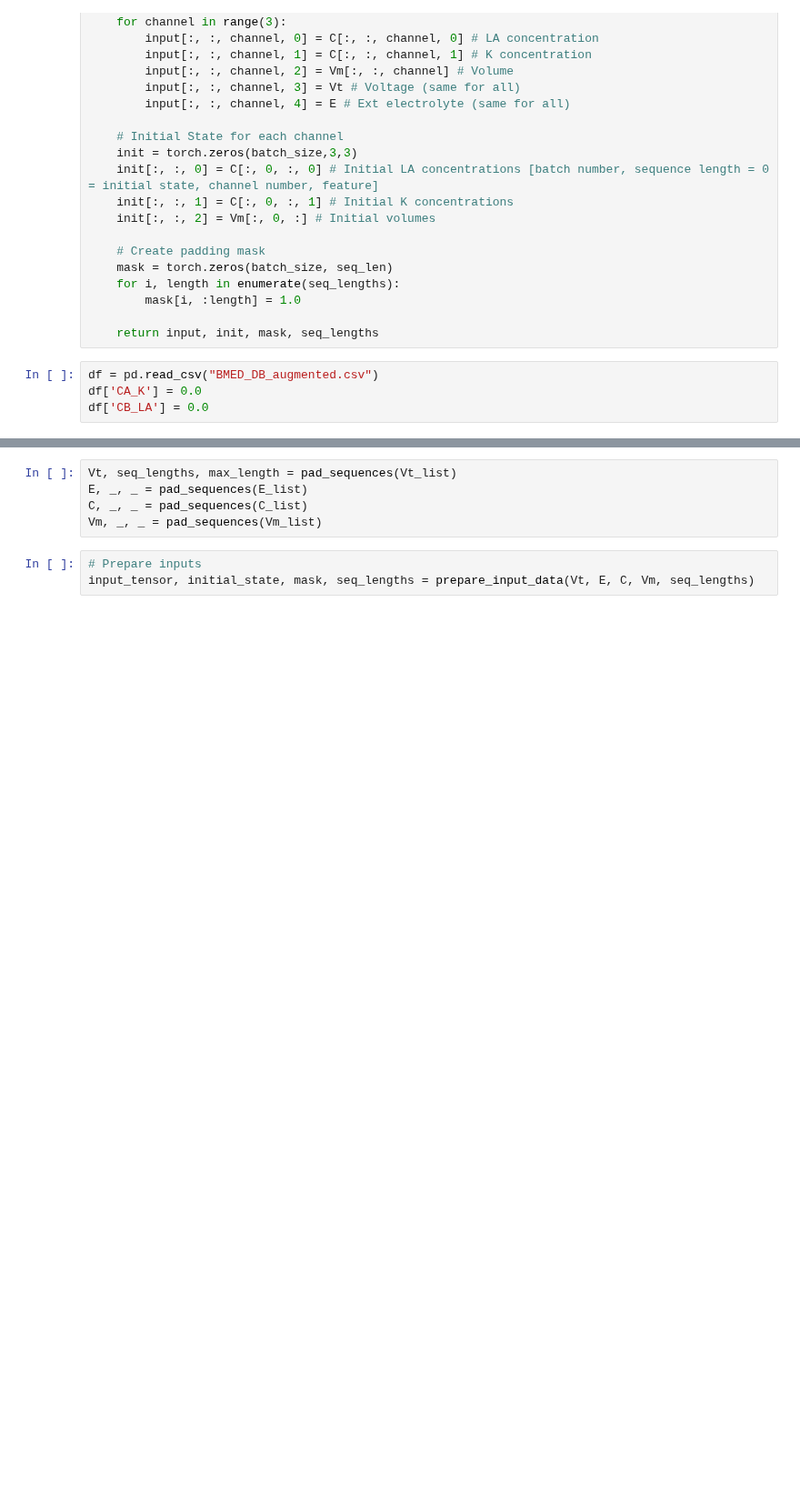
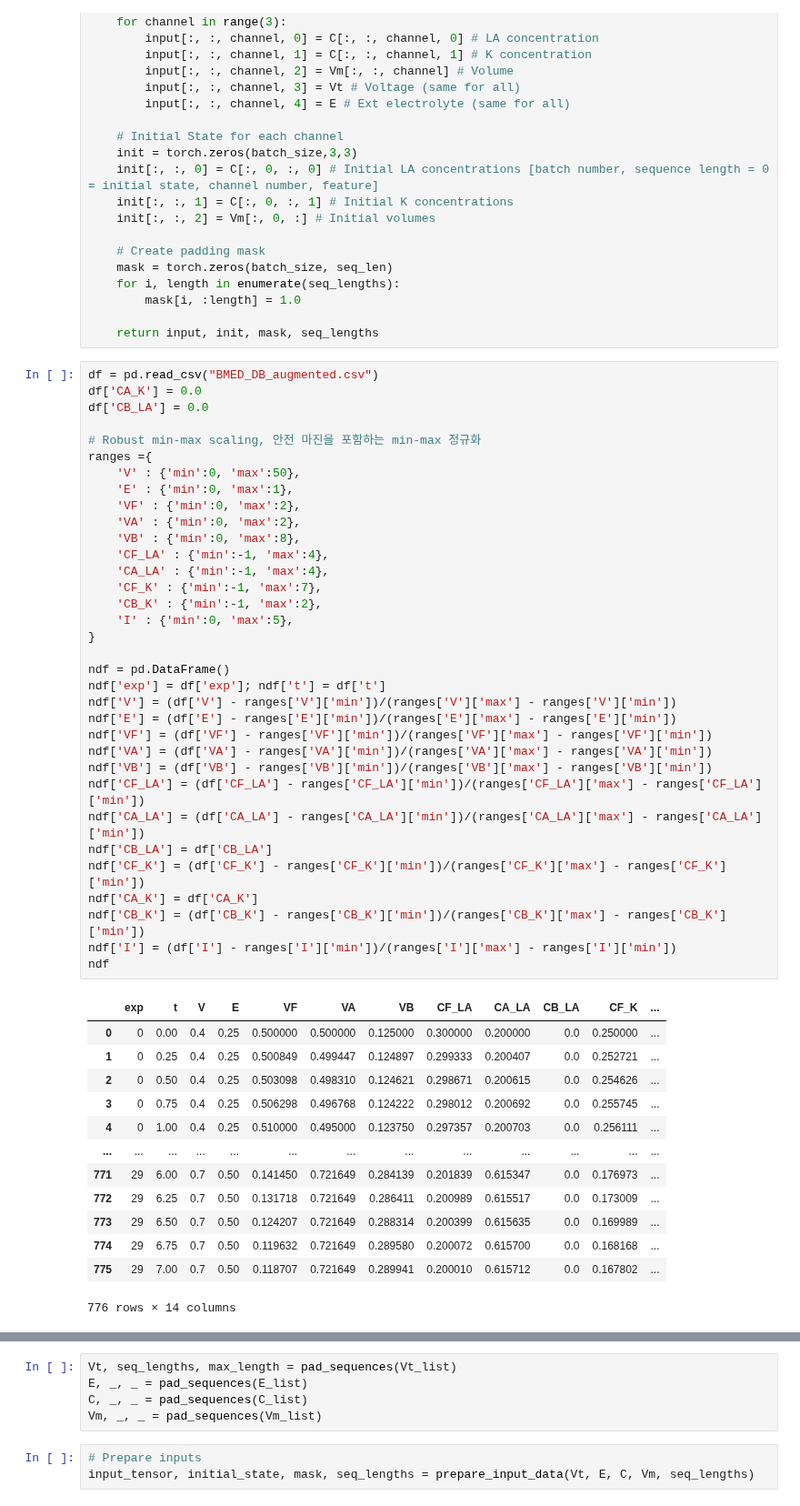
Before and after one commit to 100sjun/repos_python, a Jupyter notebook: Project/BMED/250527-BMED_Batch/BMED_model.ipynb, the cells around one changed output, grey strips where cells are left out. Shown at 91% size. Cells and saved outputs as stored; diff of their text form; blank space fills up the shorter version.

Commit message:
BMED

```diff
--- a/Project/BMED/250527-BMED_Batch/BMED_model.ipynb
+++ b/Project/BMED/250527-BMED_Batch/BMED_model.ipynb
@@ -74,10 +74,54 @@ def prepare_input_data(Vt, E, C, Vm, seq_lengths=None):
         mask[i, :length] = 1.0
 
     return input, init, mask, seq_lengths
-# %%
-df = pd.read_csv("BMED_DB_augmented.csv")
-df['CA_K'] = 0.0
-df['CB_LA'] = 0.0
+# %%
+df = pd.read_csv("BMED_DB_augmented.csv")
+df['CA_K'] = 0.0
+df['CB_LA'] = 0.0
+
+# Robust min-max scaling, 안전 마진을 포함하는 min-max 정규화
+ranges ={
+    'V' : {'min':0, 'max':50},
+    'E' : {'min':0, 'max':1},
+    'VF' : {'min':0, 'max':2},
+    'VA' : {'min':0, 'max':2},
+    'VB' : {'min':0, 'max':8},
+    'CF_LA' : {'min':-1, 'max':4},
+    'CA_LA' : {'min':-1, 'max':4},
+    'CF_K' : {'min':-1, 'max':7},
+    'CB_K' : {'min':-1, 'max':2},
+    'I' : {'min':0, 'max':5},
+}
+
+ndf = pd.DataFrame()
+ndf['exp'] = df['exp']; ndf['t'] = df['t']
+ndf['V'] = (df['V'] - ranges['V']['min'])/(ranges['V']['max'] - ranges['V']['min'])
+ndf['E'] = (df['E'] - ranges['E']['min'])/(ranges['E']['max'] - ranges['E']['min'])
+ndf['VF'] = (df['VF'] - ranges['VF']['min'])/(ranges['VF']['max'] - ranges['VF']['min'])
+ndf['VA'] = (df['VA'] - ranges['VA']['min'])/(ranges['VA']['max'] - ranges['VA']['min'])
+ndf['VB'] = (df['VB'] - ranges['VB']['min'])/(ranges['VB']['max'] - ranges['VB']['min'])
+ndf['CF_LA'] = (df['CF_LA'] - ranges['CF_LA']['min'])/(ranges['CF_LA']['max'] - ranges['CF_LA']['min'])
+ndf['CA_LA'] = (df['CA_LA'] - ranges['CA_LA']['min'])/(ranges['CA_LA']['max'] - ranges['CA_LA']['min'])
+ndf['CB_LA'] = df['CB_LA']
+ndf['CF_K'] = (df['CF_K'] - ranges['CF_K']['min'])/(ranges['CF_K']['max'] - ranges['CF_K']['min'])
+ndf['CA_K'] = df['CA_K']
+ndf['CB_K'] = (df['CB_K'] - ranges['CB_K']['min'])/(ranges['CB_K']['max'] - ranges['CB_K']['min'])
+ndf['I'] = (df['I'] - ranges['I']['min'])/(ranges['I']['max'] - ranges['I']['min'])
+ndf
+# %% [output]
+|  | exp | t | V | E | VF | VA | VB | CF_LA | CA_LA | CB_LA | CF_K | ... |
+| 0 | 0 | 0.00 | 0.4 | 0.25 | 0.500000 | 0.500000 | 0.125000 | 0.300000 | 0.200000 | 0.0 | 0.250000 | ... |
+| 1 | 0 | 0.25 | 0.4 | 0.25 | 0.500849 | 0.499447 | 0.124897 | 0.299333 | 0.200407 | 0.0 | 0.252721 | ... |
+| 2 | 0 | 0.50 | 0.4 | 0.25 | 0.503098 | 0.498310 | 0.124621 | 0.298671 | 0.200615 | 0.0 | 0.254626 | ... |
+| 3 | 0 | 0.75 | 0.4 | 0.25 | 0.506298 | 0.496768 | 0.124222 | 0.298012 | 0.200692 | 0.0 | 0.255745 | ... |
+| 4 | 0 | 1.00 | 0.4 | 0.25 | 0.510000 | 0.495000 | 0.123750 | 0.297357 | 0.200703 | 0.0 | 0.256111 | ... |
+| ... | ... | ... | ... | ... | ... | ... | ... | ... | ... | ... | ... | ... |
+| 771 | 29 | 6.00 | 0.7 | 0.50 | 0.141450 | 0.721649 | 0.284139 | 0.201839 | 0.615347 | 0.0 | 0.176973 | ... |
+| 772 | 29 | 6.25 | 0.7 | 0.50 | 0.131718 | 0.721649 | 0.286411 | 0.200989 | 0.615517 | 0.0 | 0.173009 | ... |
+| 773 | 29 | 6.50 | 0.7 | 0.50 | 0.124207 | 0.721649 | 0.288314 | 0.200399 | 0.615635 | 0.0 | 0.169989 | ... |
+| 774 | 29 | 6.75 | 0.7 | 0.50 | 0.119632 | 0.721649 | 0.289580 | 0.200072 | 0.615700 | 0.0 | 0.168168 | ... |
+| 775 | 29 | 7.00 | 0.7 | 0.50 | 0.118707 | 0.721649 | 0.289941 | 0.200010 | 0.615712 | 0.0 | 0.167802 | ... |
+776 rows × 14 columns
 # %%
 # Input Data Preparation
 Vt_list = []
```
Also changed, not shown: parts of 5 cells of this notebook.
